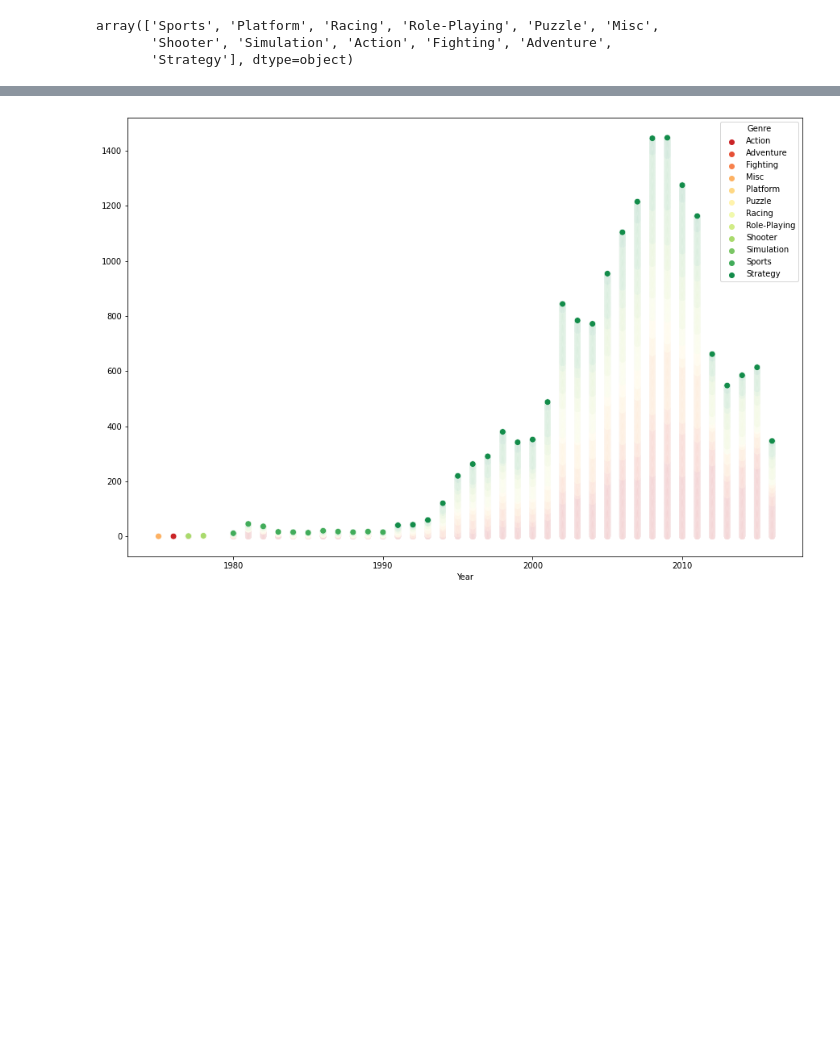
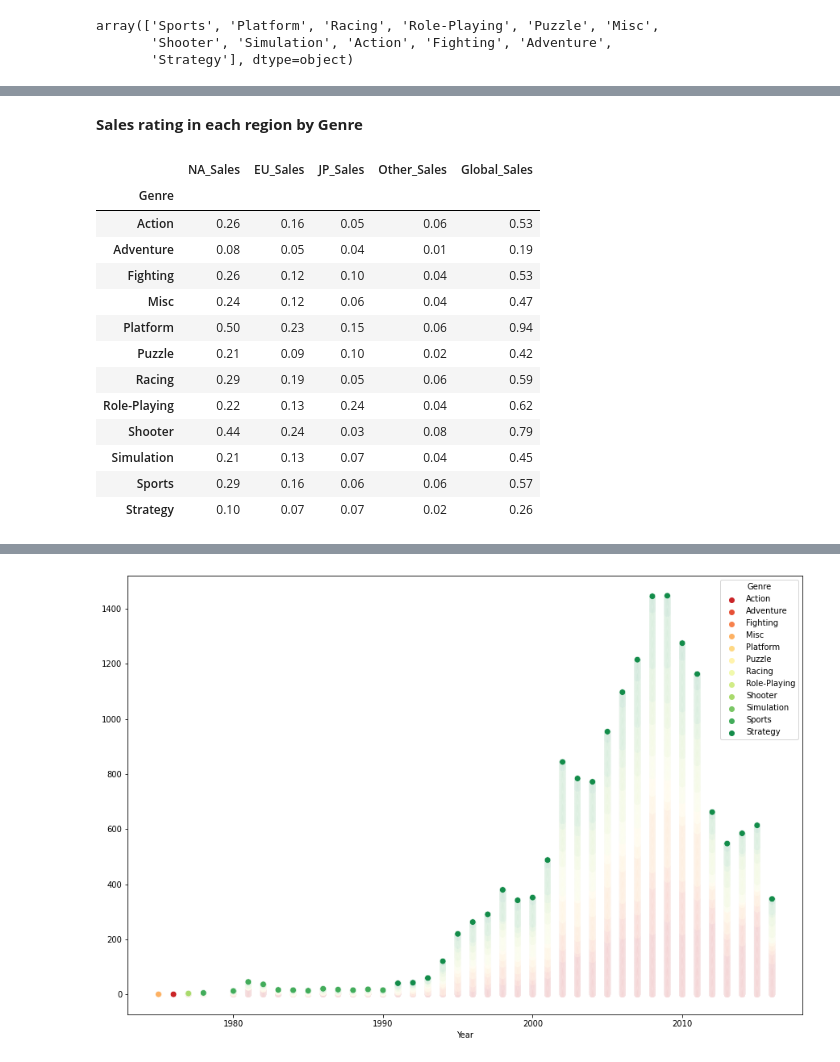
Before and after one commit to RandytheReindeer/Video_Game_Sales, a Jupyter notebook: Video Game Sales.ipynb, the cells around one changed output, grey strips where cells are left out. Saved outputs shown, nothing was run; the diff lists cells and outputs as text; code cells hidden in the pictures; blank space fills up the shorter version.

```diff
--- a/Video Game Sales.ipynb
+++ b/Video Game Sales.ipynb
@@ -701,3 +693,23 @@ for index, year in enumerate(sort["Year"]):
     subset = sort.iloc[:index + 1]
     count = len(subset[subset["Year"] == year])
     genre_count.append(count)
+# %% [markdown]
+**Sales rating in each region by Genre**
+# %%
+genre = final.iloc[:, 4:]
+round(genre.groupby(["Genre"]).mean(), 2)
+# %% [output]
+|  | NA_Sales | EU_Sales | JP_Sales | Other_Sales | Global_Sales |
+| Genre |  |  |  |  |  |
+| Action | 0.26 | 0.16 | 0.05 | 0.06 | 0.53 |
+| Adventure | 0.08 | 0.05 | 0.04 | 0.01 | 0.19 |
+| Fighting | 0.26 | 0.12 | 0.10 | 0.04 | 0.53 |
+| Misc | 0.24 | 0.12 | 0.06 | 0.04 | 0.47 |
+| Platform | 0.50 | 0.23 | 0.15 | 0.06 | 0.94 |
+| Puzzle | 0.21 | 0.09 | 0.10 | 0.02 | 0.42 |
+| Racing | 0.29 | 0.19 | 0.05 | 0.06 | 0.59 |
+| Role-Playing | 0.22 | 0.13 | 0.24 | 0.04 | 0.62 |
+| Shooter | 0.44 | 0.24 | 0.03 | 0.08 | 0.79 |
+| Simulation | 0.21 | 0.13 | 0.07 | 0.04 | 0.45 |
+| Sports | 0.29 | 0.16 | 0.06 | 0.06 | 0.57 |
+| Strategy | 0.10 | 0.07 | 0.07 | 0.02 | 0.26 |
```
Also changed, not shown: parts of 18 cells of this notebook.
